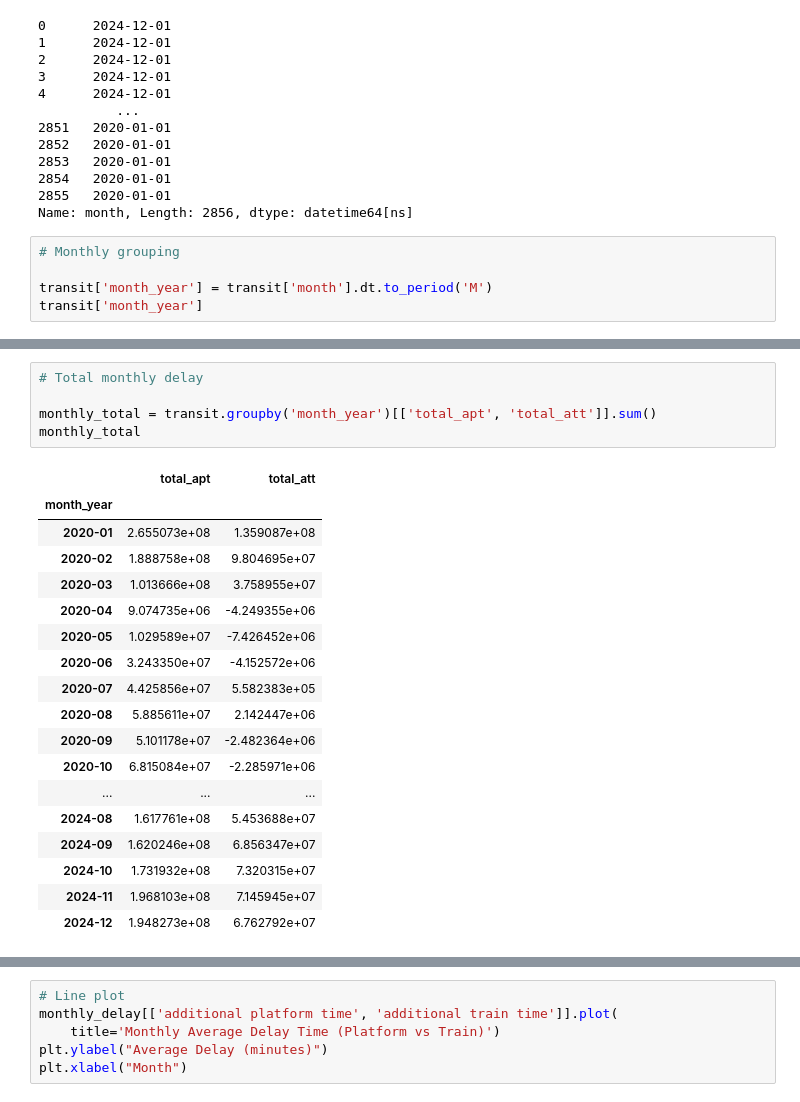
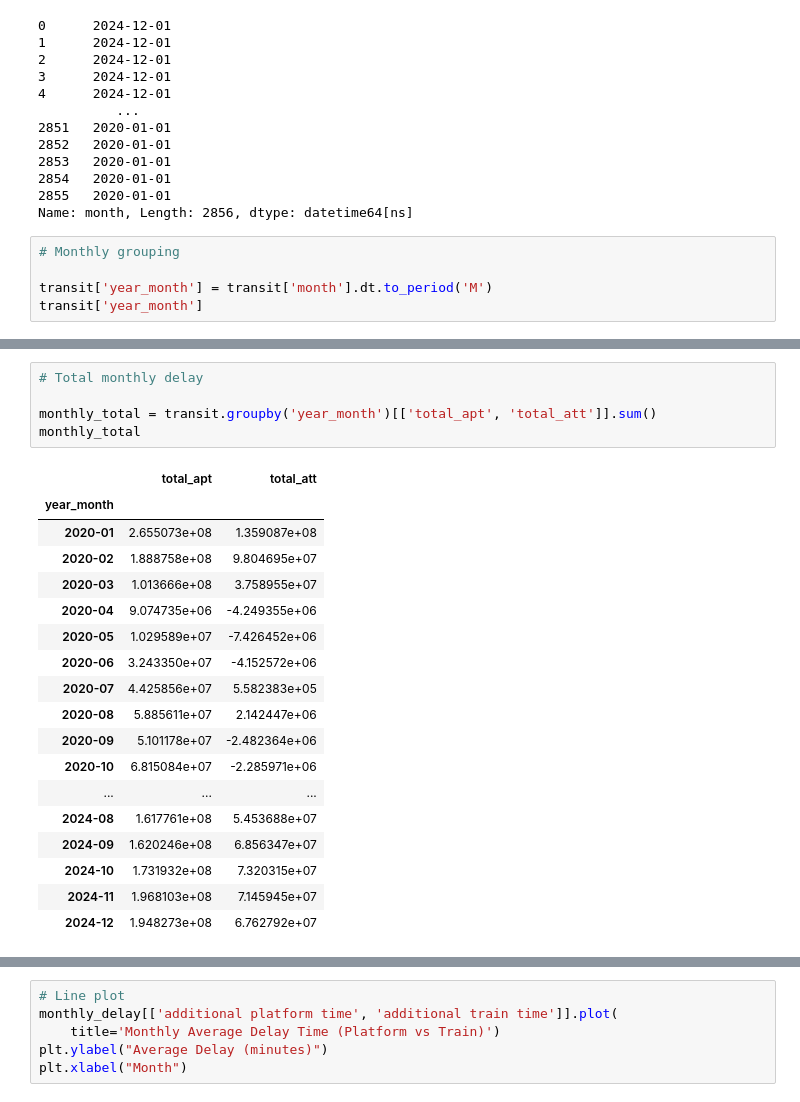
Before and after one commit to tali0n-git/MTA-subway-analysis, a Jupyter notebook: jessica-notebook.ipynb, the cells around one changed output, grey strips where cells are left out. Saved outputs shown, nothing was run; the diff lists cells and outputs as text.

```diff
--- a/jessica-notebook.ipynb
+++ b/jessica-notebook.ipynb
@@ -52,8 +73,8 @@ Name: month, Length: 2856, dtype: datetime64[ns]
 # %%
 # Monthly grouping
 
-transit['month_year'] = transit['month'].dt.to_period('M')
-transit['month_year']
+transit['year_month'] = transit['month'].dt.to_period('M')
+transit['year_month']
 # %% [output]
 0       2024-12
 1       2024-12
@@ -94,11 +115,11 @@ monthly_delay
 # %%
 # Total monthly delay
 
-monthly_total = transit.groupby('month_year')[['total_apt', 'total_att']].sum()
+monthly_total = transit.groupby('year_month')[['total_apt', 'total_att']].sum()
 monthly_total
 # %% [output]
 |  | total_apt | total_att |
-| month_year |  |  |
+| year_month |  |  |
 | 2020-01 | 2.655073e+08 | 1.359087e+08 |
 | 2020-02 | 1.888758e+08 | 9.804695e+07 |
 | 2020-03 | 1.013666e+08 | 3.758955e+07 |
```
Also changed, not shown: parts of 9 cells of this notebook.
